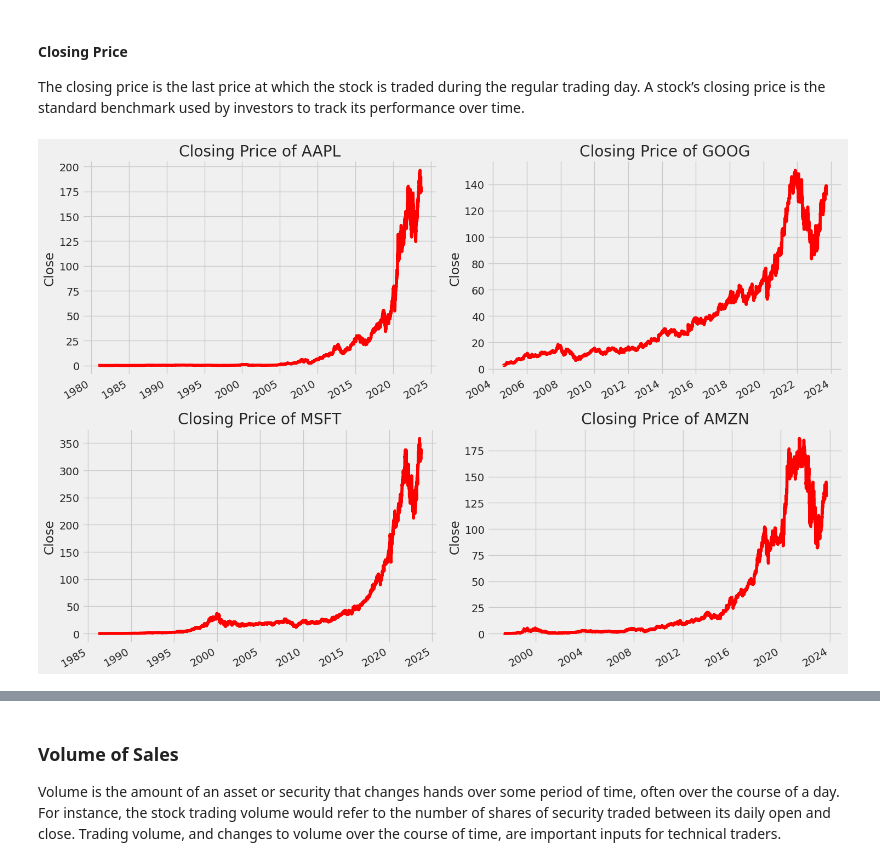
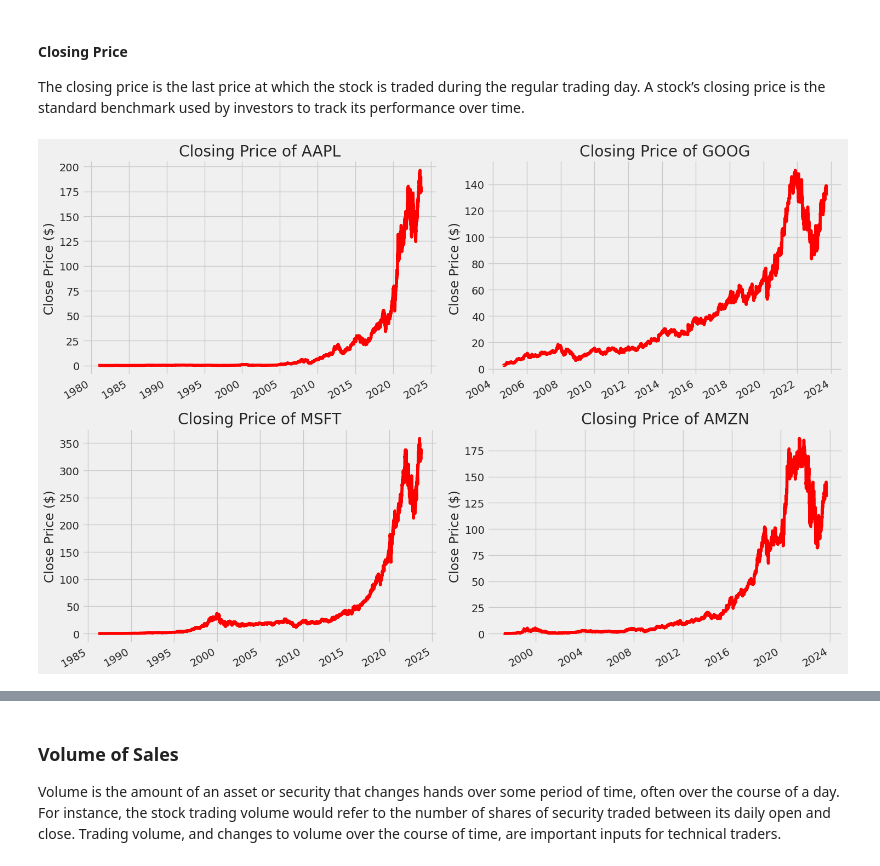
Before and after one commit to mebi-ali/time_series_forecast, a Jupyter notebook: src/notebooks/getting_started_with_time_series.ipynb, the cells around one changed output, grey strips where cells are left out. Drawn from its saved outputs; the diff is of its cells as text; code cells hidden in the pictures.

```diff
--- a/src/notebooks/getting_started_with_time_series.ipynb
+++ b/src/notebooks/getting_started_with_time_series.ipynb
@@ -146,3 +140,6 @@ Dataset (row,col): (4208047, 6)
+# %%
+## Remove 17154 duplicates
+data = data.drop_duplicates()
 # %%
 # check column types
 data.info()
@@ -188,14 +190,14 @@ The closing price is the last price at which the stock is traded during the regu
 # %%
 ## Price Plot
 plt.figure(figsize=(15, 10))
 plt.subplots_adjust(top=1.25, bottom=1.2)
 for i, company in enumerate(COMMON_COMPANIES, 1):
     plt.subplot(2, 2, i)
     data[data['Company'] == company]['Close'].plot(color='red', )
-    plt.ylabel('Close')
+    plt.ylabel('Close Price ($)')
     plt.xlabel(None)
     plt.title(f"Closing Price of {COMMON_COMPANIES[i - 1]}")
 plt.tight_layout()
 save_figs("fig_1a.png")
 # %% [output]
-[figure, old version]
+[figure, new version]
```
Also changed, not shown: parts of 35 cells of this notebook, 4 other files.
